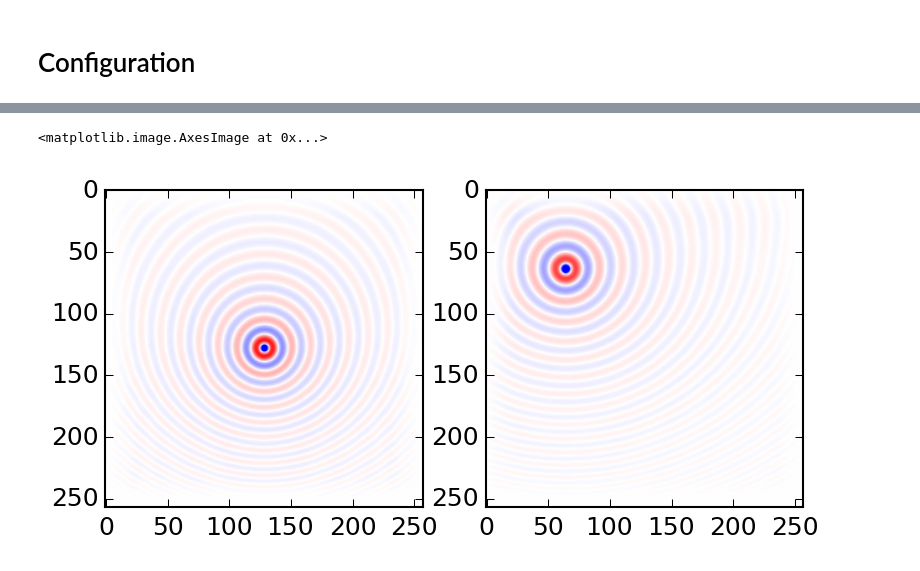
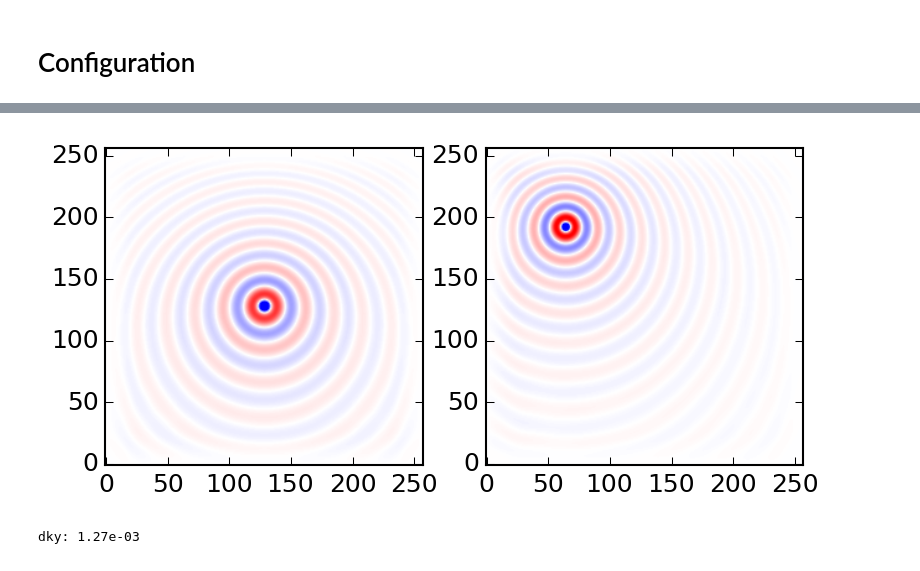
Before and after one commit to uwoseis/zephyr, a Jupyter notebook: New Parallel Tests.ipynb, the cells around one changed output, grey strips where cells are left out. Saved outputs shown, nothing was run; the diff lists cells and outputs as text; code cells hidden in the pictures.

```diff
--- a/New Parallel Tests.ipynb
+++ b/New Parallel Tests.ipynb
@@ -21,7 +21,7 @@ with dview.sync_imports():
     from zephyr.Kernel import SeisFDFDKernel, setupSystem
 
 nthreads = mkl.get_max_threads()
-tpw = nthreads/nworkers
+tpw = max(nthreads/nworkers, 1)
 dview.apply_sync(mkl.set_num_threads, tpw)
 
 # Local imports
@@ -54,19 +54,19 @@ matplotlib.rc('font', **font)
 # Configuration
 # %%
 cellSize    = 1             # m
-freqs       = [3e2]         # Hz
+freqs       = [2e2]         # Hz
 velocity    = 2500          # m/s
 density     = 2700          # units of density
-Q           = inf           # can be inf
+Q           = 50           # can be inf
 nx          = 256           # count
 nz          = 256           # count
-freeSurf    = [True, False, False, False] # t r b l
+freeSurf    = [False, False, False, False] # t r b l
 dims        = (nx,nz)       # tuple
 nPML        = 32
 c           = fliplr(np.ones(dims) * velocity + np.linspace(0,4000,nz).reshape((1,nz)))
 rho         = fliplr(np.ones(dims) * density)
 nfreq       = len(freqs)    # number of frequencies
-nky         = 80            # number of y-directional plane-wave components
+nky         = 64            # number of y-directional plane-wave components
 nsp         = nfreq * nky   # total number of 2D subproblems
 
 # Base configuration for all subproblems
@@ -82,11 +82,23 @@ systemConfig = {
     'nPML':     nPML,
 }
 
-# Additional configuration terms that vary between subproblems
-genSubConfigs = lambda freqs: [{'freq': freq, 'ky': ky} for freq in freqs for ky in np.linspace(0, freq / c.min(), nky)]
+def genSubConfigs(freqs, nky, c):
+    result = []
+    weightfac = 1/(2*nky - 1) # alternatively, 1/dky
+    cmin = c.min()
+    for freq in freqs:
+        k_c = freq / cmin
+        dky = k_c / (nky - 1)
+        for ky in np.linspace(0, k_c, nky):
+            result.append({
+                'freq':     freq,
+                'ky':       ky,
+                'kyweight': 2*weightfac if ky != 0 else weightfac,
+            })
+    return result
 
-# Weights according to whether a subproblem is the zero wavenumber or not
-genWeights = lambda subConfigs: [1 if item['ky'] == 0 else 2 for item in subConfigs]
+# Generate the configuration update objects, which contain freq, ky and weight
+subConfigs = genSubConfigs(freqs, nky, c)
 # %%
 # Set up dictionary for subproblem objects
 dview['localSystem'] = {}
@@ -124,6 +130,6 @@ Wall time: 13.2 s
 # %%
 %%time
 # Forward model 2.5D wavefield for a given source and reduce to local array
-sLoc = [64,64]
+sLoc = [64,192]
 wavefield1 = forward25D(sLoc)
 # %% [output]
@@ -138,11 +144,16 @@ Wall time: 525 ms
 # %%
 clip = max(abs(wavefield0)) * 1e-1
 
 figure()
-subplot(1,2,1)
+ax1 = subplot(1,2,1)
 imshow(wavefield0.reshape((nz+1,nx+1)).real, cmap=cm.bwr, vmin=-clip, vmax=clip)
-subplot(1,2,2)
+ax1.invert_yaxis()
+ax2 = subplot(1,2,2)
 imshow(wavefield1.reshape((nz+1,nx+1)).real, cmap=cm.bwr, vmin=-clip, vmax=clip)
+ax2.invert_yaxis()
 # %% [output]
-<matplotlib.image.AxesImage at 0x...>
-[figure, old version]
+[figure, new version]
+# %%
+print('dky: %1.2e'%subConfigs[1]['ky'])
+# %% [output]
+dky: 1.27e-03
```
Also changed, not shown: parts of 3 cells of this notebook.
